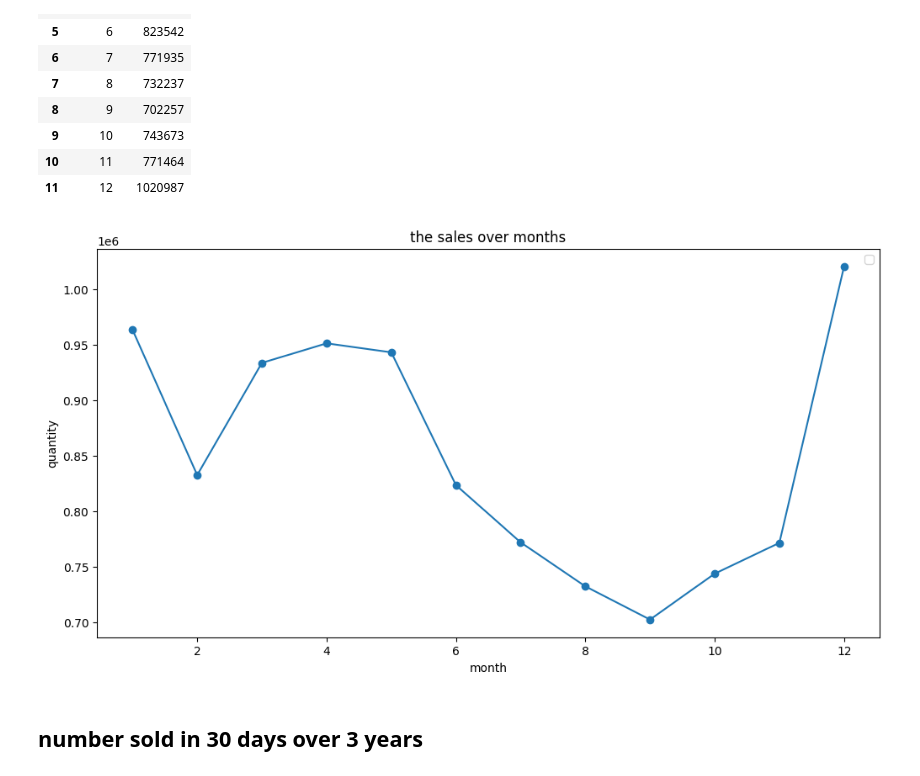
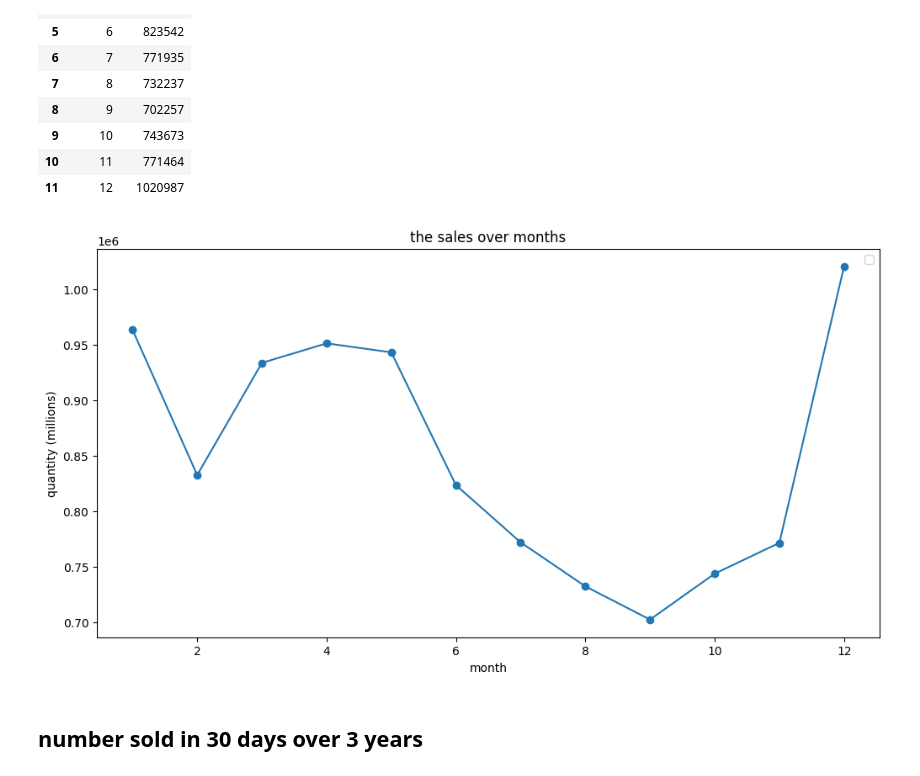
Before and after one commit to OMAR-SHOHIEB/Sales-Forecasting-and-Optimization, a Jupyter notebook: Source_Code/EDA.ipynb, the cells around one changed output. Saved outputs shown, nothing was run; the diff lists cells and outputs as text; code cells hidden in the pictures.

```diff
--- a/Source_Code/EDA.ipynb
+++ b/Source_Code/EDA.ipynb
@@ -172,13 +172,13 @@ sales_by_month
 # %%
 plt.figure(figsize=(12,6))
 plt.plot(sales_by_month["month"],sales_by_month["num_sold"],marker='o')
 plt.xlabel("month")
-plt.ylabel("quantity")
+plt.ylabel("quantity (millions)")
 plt.title("the sales over months")
 plt.legend()
 plt.show()
 # %% [output]
-[figure, old version]
+[figure, new version]
 # %% [markdown]
 ## number sold in 30 days over 3 years
 # %%
```
Also changed, not shown: parts of 2 cells of this notebook, 3 other files.
